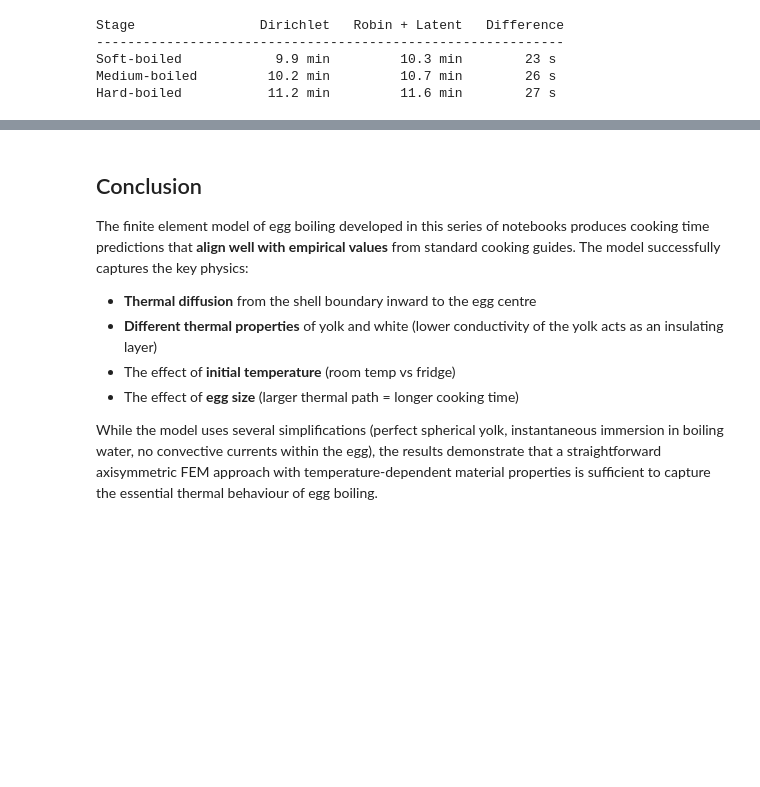
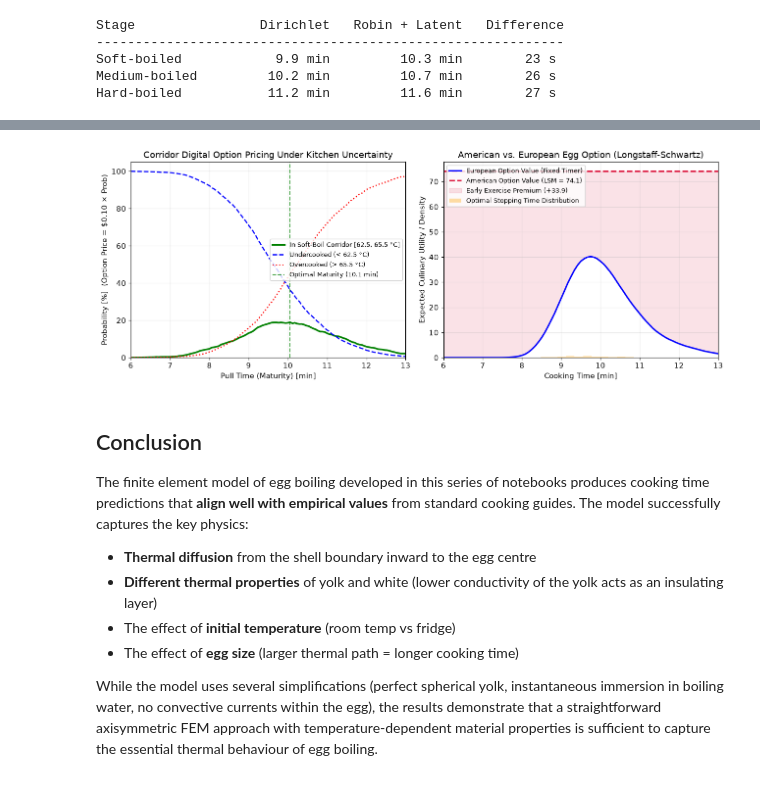
Before and after one commit to mengrenman/fem-boil-egg, a Jupyter notebook: notebooks/03_cooking_analysis.ipynb, the cells around one changed output, grey strips where cells are left out. Saved outputs shown, nothing was run; the diff lists cells and outputs as text; code cells hidden in the pictures; blank space fills up the shorter version.

```diff
--- a/notebooks/03_cooking_analysis.ipynb
+++ b/notebooks/03_cooking_analysis.ipynb
@@ -476,3 +535,49 @@ Hard-boiled           11.2 min         11.6 min        27 s
+# %%
+fig, axes = plt.subplots(1, 2, figsize=(13, 5))
+
+# Left: Corridor Option Value & Regime Probabilities
+ax = axes[0]
+t_corr_min = corridor_res["cook_times_s"] / 60.0
+ax.plot(t_corr_min, corridor_res["prob_in_corridor"] * 100, 'g-', lw=2.5,
+        label='In Soft-Boil Corridor [62.5, 65.5 °C]')
+ax.plot(t_corr_min, corridor_res["prob_undercooked"] * 100, 'b--', lw=1.8,
+        label='Undercooked (< 62.5 °C)')
+ax.plot(t_corr_min, corridor_res["prob_overcooked"] * 100, 'r:', lw=1.8,
+        label='Overcooked (> 65.5 °C)')
+ax.axvline(corridor_res["t_opt_s"] / 60.0, color='green', ls='--', alpha=0.7,
+           label=f'Optimal Maturity ({corridor_res["t_opt_s"]/60:.1f} min)')
+ax.set_xlabel('Pull Time (Maturity) [min]')
+ax.set_ylabel('Probability [%]  (Option Price = $0.10 × Prob)')
+ax.set_title('Corridor Digital Option Pricing Under Kitchen Uncertainty')
+ax.set_xlim(6, 13)
+ax.set_ylim(0, 105)
+ax.legend(loc='center right', fontsize=9)
+
+# Right: American Optimal Stopping vs European Fixed-Timer Value
+ax = axes[1]
+t_amer_min = amer_res["t_grid_s"] / 60.0
+ax.plot(t_amer_min, amer_res["european_values"], 'b-', lw=2.2,
+        label='European Option Value (Fixed Timer)')
+ax.axhline(amer_res["american_value"], color='crimson', ls='--', lw=2.2,
+           label=f'American Option Value (LSM = {amer_res["american_value"]:.1f})')
+ax.fill_between(
+    t_amer_min, amer_res["european_values"], amer_res["american_value"],
+    color='crimson', alpha=0.12, label=f'Early Exercise Premium (+{early_ex_premium:.1f})'
+)
+ax.hist(
+    amer_res["stopping_times_s"] / 60.0, bins=24, density=True,
+    alpha=0.35, color='orange', label='Optimal Stopping Time Distribution'
+)
+ax.set_xlabel('Cooking Time [min]')
+ax.set_ylabel('Expected Culinary Utility / Density')
+ax.set_title('American vs. European Egg Option (Longstaff-Schwartz)')
+ax.set_xlim(6, 13)
+ax.legend(loc='upper left', fontsize=9)
+
+plt.tight_layout()
+plt.show()
+# %% [output]
+[figure, added]
 # %% [markdown]
 ## Conclusion
 
```
Also changed, not shown: parts of 2 cells of this notebook, 9 other files.
